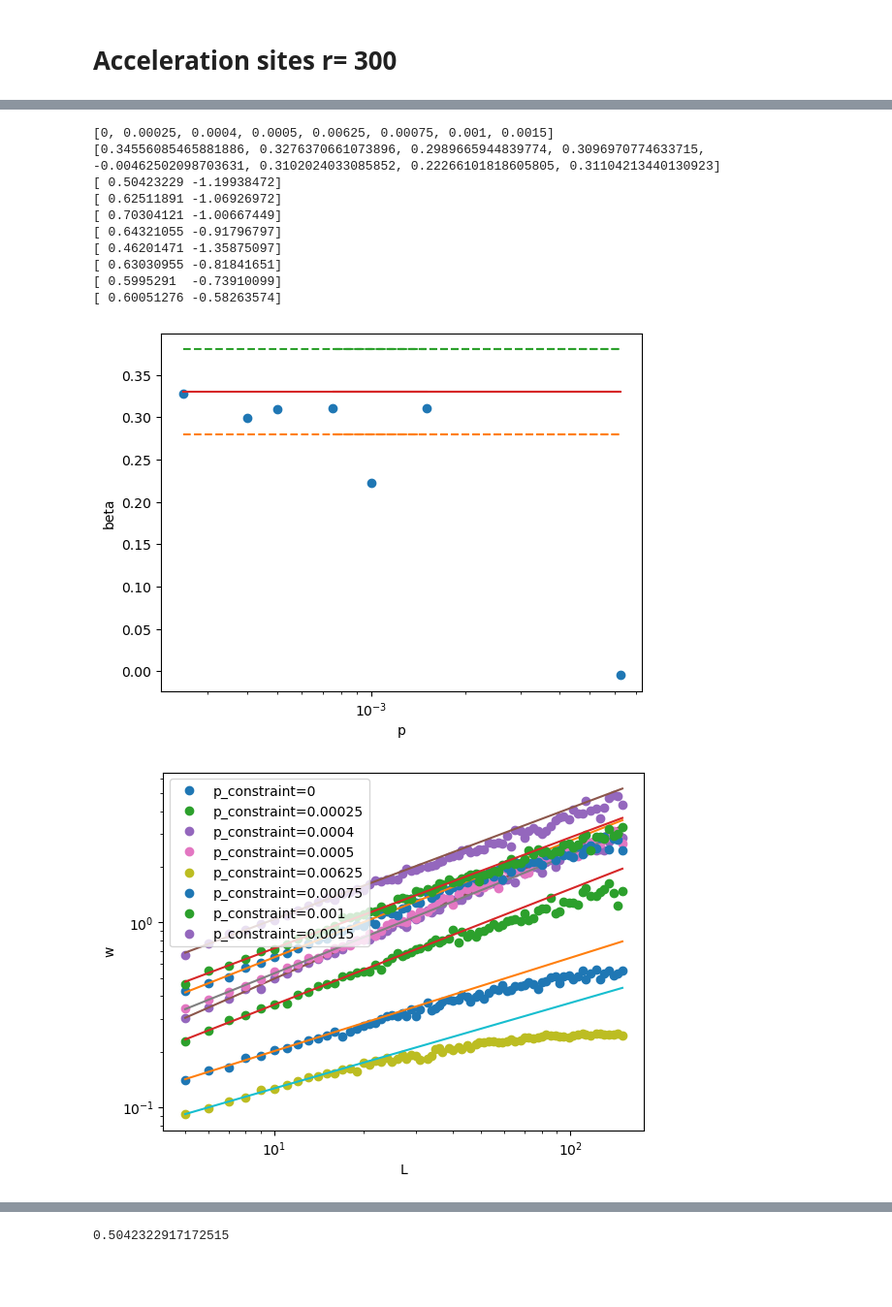
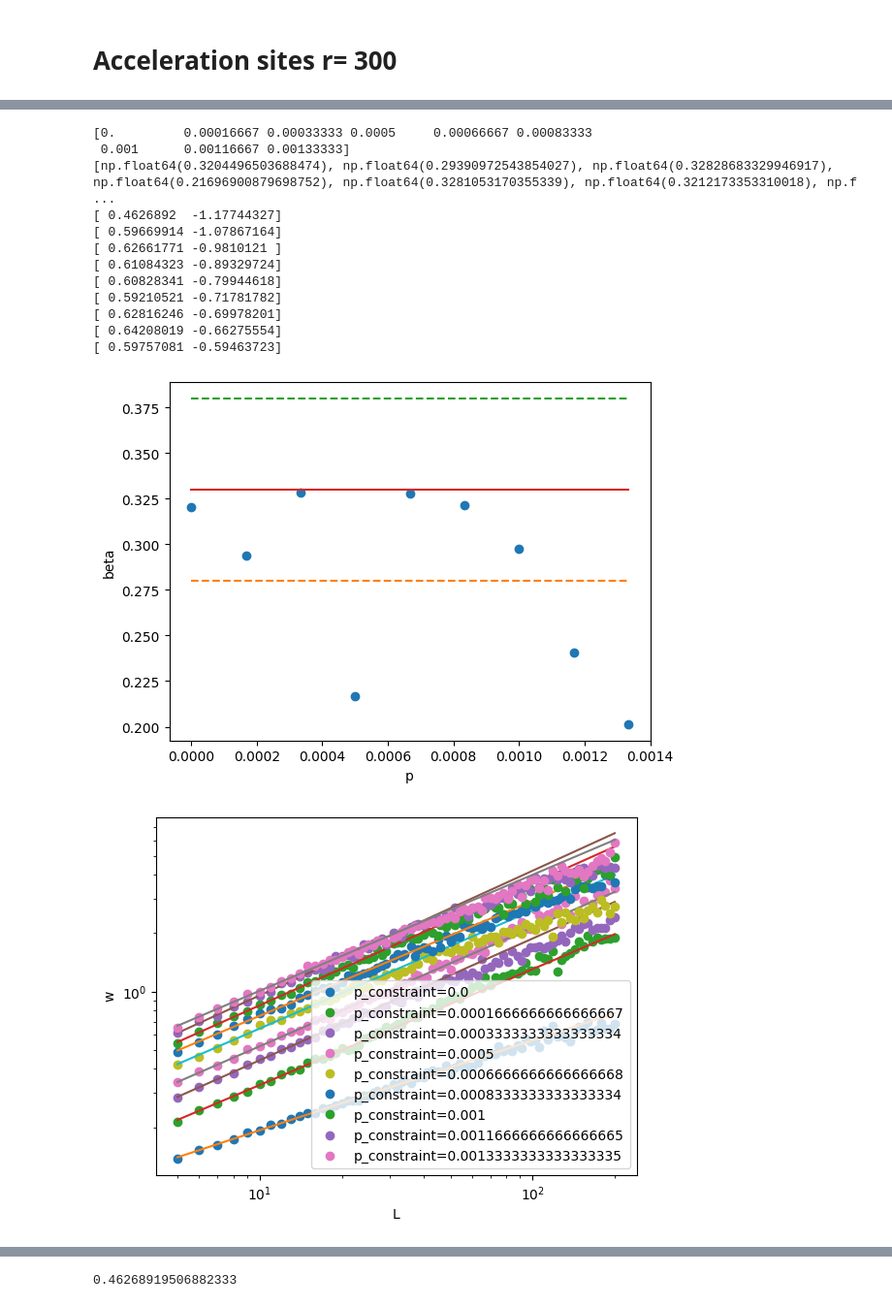
Before and after one commit to maxou2804/script_1D_Eden, a Jupyter notebook: acceleration_sites_500.ipynb, the cells around one changed output, grey strips where cells are left out. Shown at 97% size. Drawn from its saved outputs; the diff is of its cells as text; code cells hidden in the pictures; blank space fills up the shorter version.

```diff
--- a/acceleration_sites_500.ipynb
+++ b/acceleration_sites_500.ipynb
@@ -726,14 +726,15 @@ def generate_linear_times(n_iterations, n_snapshots):
 ########## PARAMETERS #############
 
 
-n_iterations=750000
+n_iterations=1500000
 n_realizations=100
-width = 1500
+width = 2000
 height= int((n_iterations/width)*5)
 print(f"height:{height}")
-n_snapshots= 30
-probabilities=[0,0.00025,0.0004,0.0005,0.00625,0.00075,0.00100,0.00150]
-
+n_snapshots= 40
+avg_cluster_size=300
+probabilities=[0,0.05,0.1,0.15,0.2,0.25,0.3,0.35,0.4]
+probabilities=np.array(probabilities)/avg_cluster_size
 
 
 
@@ -813,7 +816,7 @@ w=[]
 
 
 for i in range(len(probabilities)):
-    for j in range((n_snapshots)-1):
+    for j in range((n_snapshots)-2):
         w.append(np.std(snapshots_col[i][j]))
     w_col.append(w)
     w=[]
@@ -826,8 +829,8 @@ res_col=[]
 plt.figure()
 for i in range(len(probabilities)):
     plt.loglog(lin_t[:],w_col[i][:],'o',label=f"p={probabilities[i]}")
-    res=np.polyfit(np.log10(lin_t[15:22]),np.log10(w_col[i][15:22]),1)
-    plt.loglog(lin_t[15:24],10**(np.log10((lin_t[15:24]))*res[0]+res[1]))
+    res=np.polyfit(np.log10(lin_t[19:30]),np.log10(w_col[i][19:30]),1)
+    plt.loglog(lin_t[19:30],10**(np.log10((lin_t[19:30]))*res[0]+res[1]))
     res_col.append(res[0])
     plt.xlabel('t')
     plt.ylabel('w')
@@ -838,10 +841,10 @@ print(probabilities)
 print(res_col)
 
 plt.figure()
-plt.plot(probabilities[1:],res_col[1:],'o')
-plt.semilogx(probabilities[1:],0.28*np.ones((len(probabilities[1:]),1)),'--')
-plt.semilogx(probabilities[1:],0.38*np.ones((len(probabilities[1:]),1)),'--')
-plt.semilogx(probabilities[1:],0.33*np.ones((len(probabilities[1:]),1)))
+plt.plot(probabilities[0:],res_col[0:],'o')
+plt.plot(probabilities[0:],0.28*np.ones((len(probabilities[0:]),1)),'--')
+plt.plot(probabilities[0:],0.38*np.ones((len(probabilities[0:]),1)),'--')
+plt.plot(probabilities[0:],0.33*np.ones((len(probabilities[0:]),1)))
 plt.xlabel('p')
 plt.ylabel('beta')
 
@@ -890,10 +893,10 @@ plt.figure()
 for i in range(len(probabilities)):
     x = np.arange(len(snapshots_col[i][-1]))  # Spatial coordinates
 
-    l,w=compute_avg_std_devs(snapshots_col[i][-2],num_points=100)
+    l,w=compute_avg_std_devs(snapshots_col[i][-1],num_points=100)
 
     plt.loglog(l,w,'o',label=f"p_constraint={probabilities[i]}")
-    res=np.polyfit(np.log10(l[0:12]),np.log10(w[0:12]),1)
+    res=np.polyfit(np.log10(l[0:20]),np.log10(w[0:20]),1)
     res_collection.append(res[0])
     print(res)
 
@@ -907,10 +910,10 @@ plt.show()
 
 
 plt.figure()
-plt.semilogx(probabilities[1:],res_collection[1:],'o')
-plt.semilogx(probabilities[1:],0.5*np.ones((len(probabilities[1:]),1)))
-plt.semilogx(probabilities[1:],0.55*np.ones((len(probabilities[1:]),1)),'--')
-plt.semilogx(probabilities[1:],0.45*np.ones((len(probabilities[1:]),1)),'--')
+plt.plot(probabilities[0:],res_collection[0:],'o')
+plt.plot(probabilities[0:],0.5*np.ones((len(probabilities[0:]),1)))
+plt.plot(probabilities[0:],0.55*np.ones((len(probabilities[0:]),1)),'--')
+plt.plot(probabilities[0:],0.45*np.ones((len(probabilities[0:]),1)),'--')
 plt.xlabel("p")
 plt.ylabel('alpha')
 plt.show()
@@ -921,12 +924,14 @@ print(res_collection[0])
-[0, 0.00025, 0.0004, 0.0005, 0.00625, 0.00075, 0.001, 0.0015]
-[0.34556085465881886, 0.3276370661073896, 0.2989665944839774, 0.3096970774633715, -0.00462502098703631, 0.3102024033085852, 0.22266101818605805, 0.31104213440130923]
-[ 0.50423229 -1.19938472]
-[ 0.62511891 -1.06926972]
-[ 0.70304121 -1.00667449]
-[ 0.64321055 -0.91796797]
-[ 0.46201471 -1.35875097]
-[ 0.63030955 -0.81841651]
-[ 0.5995291  -0.73910099]
-[ 0.60051276 -0.58263574]
+[0.         0.00016667 0.00033333 0.0005     0.00066667 0.00083333
+ 0.001      0.00116667 0.00133333]
+[np.float64(0.3204496503688474), np.float64(0.29390972543854027), np.float64(0.32828683329946917), np.float64(0.21696900879698752), np.float64(0.3281053170355339), np.float64(0.3212173353310018), np.f ...
+[ 0.4626892  -1.17744327]
+[ 0.59669914 -1.07867164]
+[ 0.62661771 -0.9810121 ]
+[ 0.61084323 -0.89329724]
+[ 0.60828341 -0.79944618]
+[ 0.59210521 -0.71781782]
+[ 0.62816246 -0.69978201]
+[ 0.64208019 -0.66275554]
+[ 0.59757081 -0.59463723]
-[figure, old version]
+[figure, new version]
-[figure, old version]
+[figure, new version]
@@ -934 +939 @@ print(res_collection[0])
-0.5042322917172515
+0.46268919506882333
```
Also changed, not shown: parts of 5 cells of this notebook, 2 other files.
